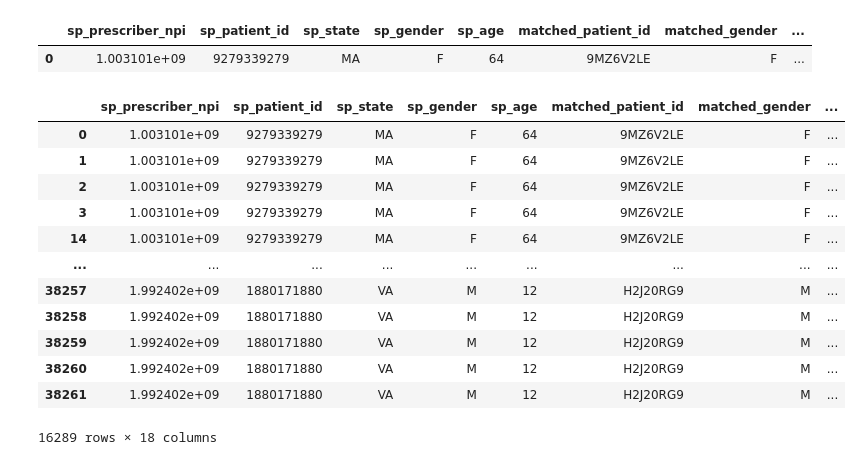
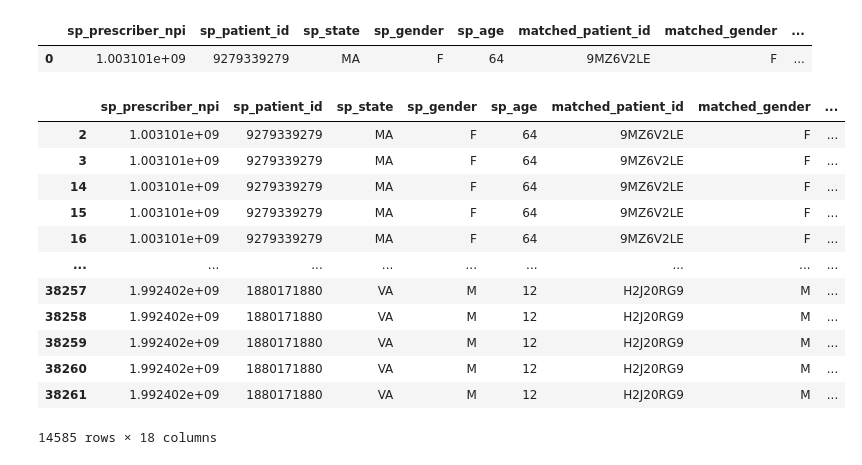
Before and after one commit to Sneh-ProcDNA/Data_Stitching, a Jupyter notebook: src/modules/data_stitching.ipynb, the cells around one changed output. Drawn from its saved outputs; the diff is of its cells as text; code cells hidden in the pictures.

```diff
--- a/src/modules/data_stitching.ipynb
+++ b/src/modules/data_stitching.ipynb
@@ -379,6 +414,8 @@ sp_core_df
 2385 rows × 9 columns
 # %% [markdown]
 DISPENSE AND UTILIZATION
+# %%
+sp_df = pd.read_sql(sp_query, engine)
 # %%
 sp_dispense = sp_df[['patient_id', 'rx_written_date', 'ship_date', 'days_supply', 'dispense_quantity']]
 sp_dispense
@@ -518,21 +555,22 @@ sp_core_copy.head(1)
 | 0 | 1.003101e+09 | 9279339279 | MA | F | 64 | 9MZ6V2LE | F | ... |
 # %%
 sp_core_copy = sp_core_copy.drop_duplicates(subset=sp_core_copy.columns.to_list())
+sp_core_copy = sp_core_copy.dropna(subset=['rx_written_date'])
 sp_core_copy
 # %% [output]
 |  | sp_prescriber_npi | sp_patient_id | sp_state | sp_gender | sp_age | matched_patient_id | matched_gender | ... |
-| 0 | 1.003101e+09 | 9279339279 | MA | F | 64 | 9MZ6V2LE | F | ... |
-| 1 | 1.003101e+09 | 9279339279 | MA | F | 64 | 9MZ6V2LE | F | ... |
 | 2 | 1.003101e+09 | 9279339279 | MA | F | 64 | 9MZ6V2LE | F | ... |
 | 3 | 1.003101e+09 | 9279339279 | MA | F | 64 | 9MZ6V2LE | F | ... |
 | 14 | 1.003101e+09 | 9279339279 | MA | F | 64 | 9MZ6V2LE | F | ... |
+| 15 | 1.003101e+09 | 9279339279 | MA | F | 64 | 9MZ6V2LE | F | ... |
+| 16 | 1.003101e+09 | 9279339279 | MA | F | 64 | 9MZ6V2LE | F | ... |
 | ... | ... | ... | ... | ... | ... | ... | ... | ... |
 | 38257 | 1.992402e+09 | 1880171880 | VA | M | 12 | H2J20RG9 | M | ... |
 | 38258 | 1.992402e+09 | 1880171880 | VA | M | 12 | H2J20RG9 | M | ... |
 | 38259 | 1.992402e+09 | 1880171880 | VA | M | 12 | H2J20RG9 | M | ... |
 | 38260 | 1.992402e+09 | 1880171880 | VA | M | 12 | H2J20RG9 | M | ... |
 | 38261 | 1.992402e+09 | 1880171880 | VA | M | 12 | H2J20RG9 | M | ... |
-16289 rows × 18 columns
+14585 rows × 18 columns
 # %%
 def generate_prescription_flag(row):
     transaction_result = row['transaction_result']
```
Also changed, not shown: parts of 46 cells of this notebook.
